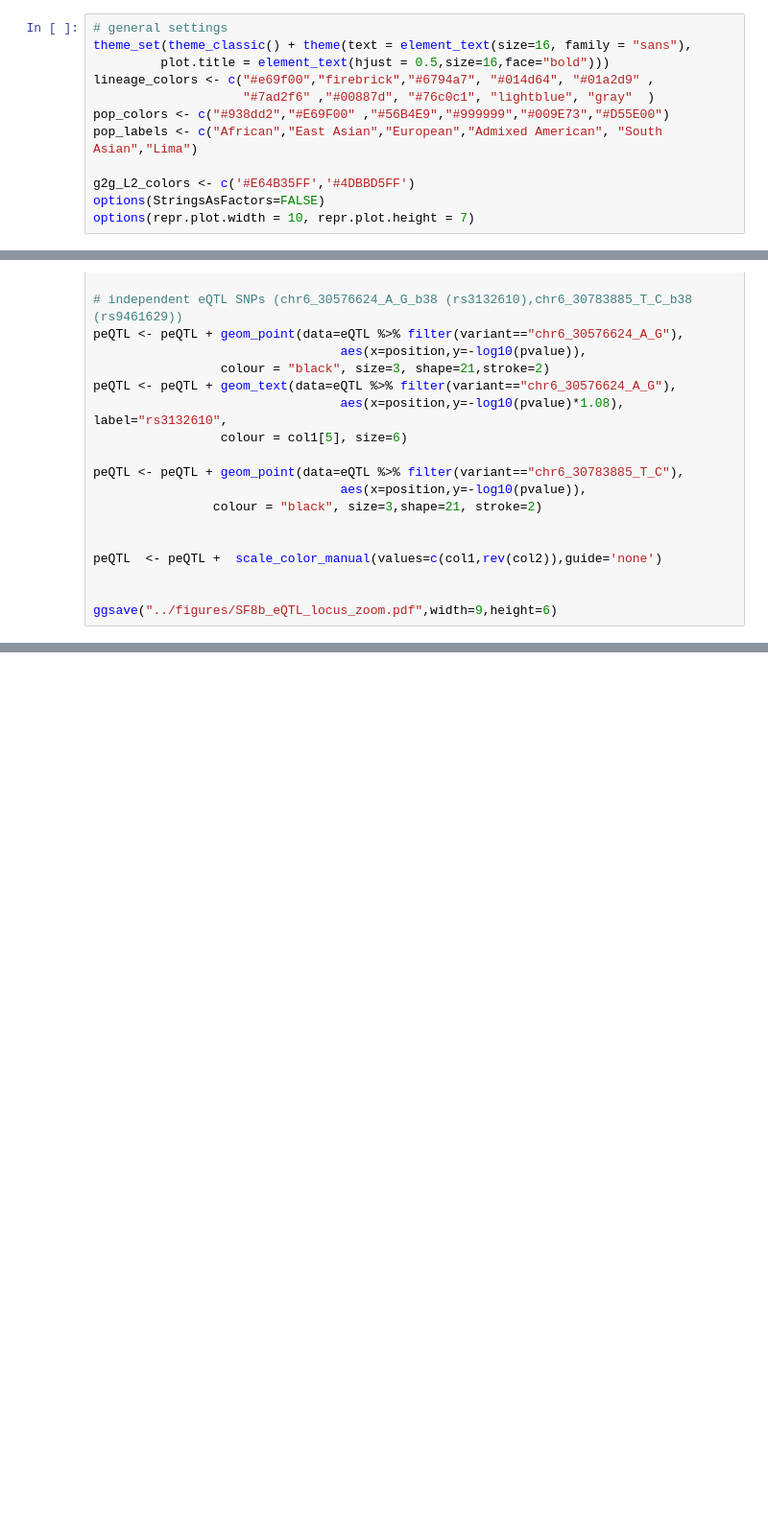
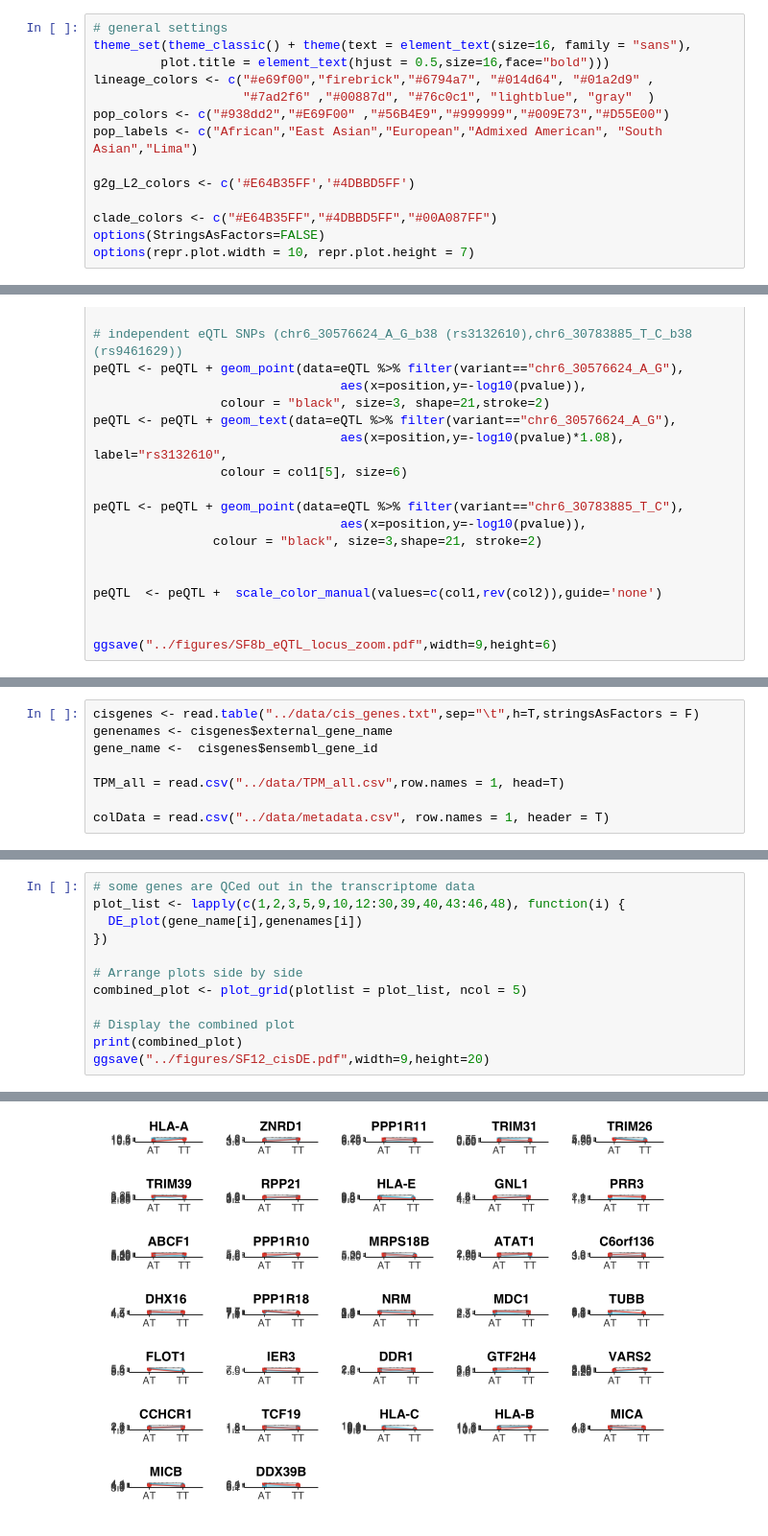
Before and after one commit to yang-luo-lab/TB-g2g, a Jupyter notebook: scripts/TBg2g_Supplementary_Figures.ipynb, the cells around one changed output, grey strips where cells are left out. Shown at 96% size. Cells and saved outputs as stored; diff of their text form; blank space fills up the shorter version.

```diff
--- a/scripts/TBg2g_Supplementary_Figures.ipynb
+++ b/scripts/TBg2g_Supplementary_Figures.ipynb
@@ -45,6 +46,8 @@ pop_colors <- c("#938dd2","#E69F00" ,"#56B4E9","#999999","#009E73","#D55E00")
 pop_labels <- c("African","East Asian","European","Admixed American", "South Asian","Lima")
 
 g2g_L2_colors <- c('#E64B35FF','#4DBBD5FF')
+
+clade_colors <- c("#E64B35FF","#4DBBD5FF","#00A087FF")
 options(StringsAsFactors=FALSE)
 options(repr.plot.width = 10, repr.plot.height = 7)
 # %% [markdown]
@@ -843,0 +866,8 @@ ggsave("../figures/SF8b_eQTL_locus_zoom.pdf",width=9,height=6)
+# %%
+cisgenes <- read.table("../data/cis_genes.txt",sep="\t",h=T,stringsAsFactors = F)
+genenames <- cisgenes$external_gene_name
+gene_name <-  cisgenes$ensembl_gene_id
+
+TPM_all = read.csv("../data/TPM_all.csv",row.names = 1, head=T)
+
+colData = read.csv("../data/metadata.csv", row.names = 1, header = T)
@@ -843,0 +910,13 @@ ggsave("../figures/SF8b_eQTL_locus_zoom.pdf",width=9,height=6)
+# %%
+# some genes are QCed out in the transcriptome data
+plot_list <- lapply(c(1,2,3,5,9,10,12:30,39,40,43:46,48), function(i) {
+  DE_plot(gene_name[i],genenames[i])
+})
+
+# Arrange plots side by side
+combined_plot <- plot_grid(plotlist = plot_list, ncol = 5)
+
+# Display the combined plot
+print(combined_plot)
+ggsave("../figures/SF12_cisDE.pdf",width=9,height=20)
+# %% [output]
@@ -843,0 +940 @@ ggsave("../figures/SF8b_eQTL_locus_zoom.pdf",width=9,height=6)
+[figure, added]
```
Also changed, not shown: parts of 6 cells of this notebook, 7 other files.
